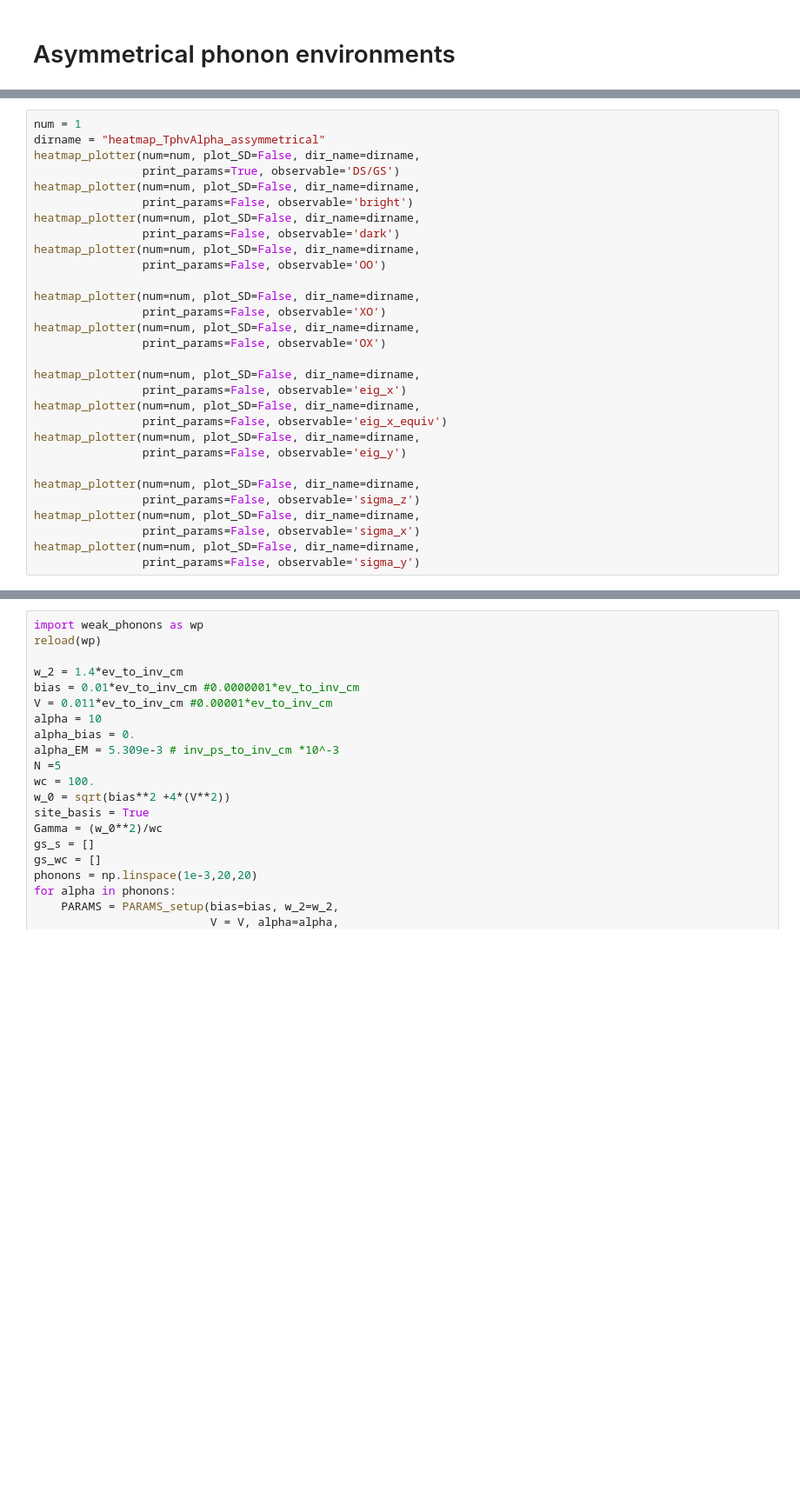
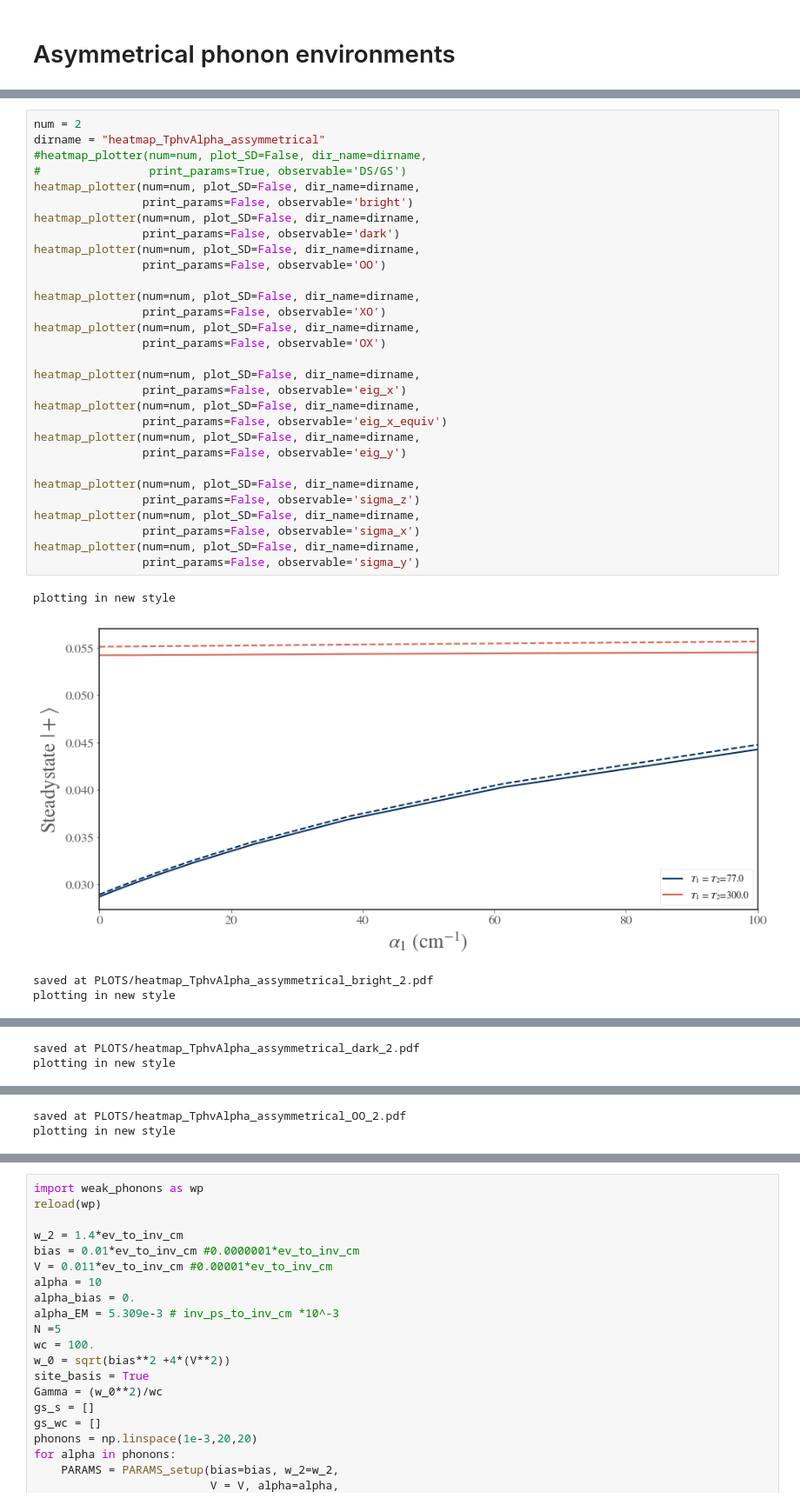
Before and after one commit to HenryMaguire/dimer-code, a Jupyter notebook: results_SES.ipynb, the cells around one changed output, grey strips where cells are left out. Shown at 87% size. Saved outputs shown, nothing was run; the diff lists cells and outputs as text; blank space fills up the shorter version.

```diff
--- a/results_SES.ipynb
+++ b/results_SES.ipynb
@@ -643,30 +715,35 @@ Files saved at DATA/heatmap_TphvAlpha_23
 # %%
-num = 1
+num = 2
 dirname = "heatmap_TphvAlpha_assymmetrical"
-heatmap_plotter(num=num, plot_SD=False, dir_name=dirname,
-                print_params=True, observable='DS/GS')
+#heatmap_plotter(num=num, plot_SD=False, dir_name=dirname,
+#                print_params=True, observable='DS/GS')
 heatmap_plotter(num=num, plot_SD=False, dir_name=dirname,
                 print_params=False, observable='bright')
 heatmap_plotter(num=num, plot_SD=False, dir_name=dirname,
                 print_params=False, observable='dark')
 heatmap_plotter(num=num, plot_SD=False, dir_name=dirname,
                 print_params=False, observable='OO')
 
 heatmap_plotter(num=num, plot_SD=False, dir_name=dirname,
                 print_params=False, observable='XO')
 heatmap_plotter(num=num, plot_SD=False, dir_name=dirname,
                 print_params=False, observable='OX')
 
 heatmap_plotter(num=num, plot_SD=False, dir_name=dirname,
                 print_params=False, observable='eig_x')
 heatmap_plotter(num=num, plot_SD=False, dir_name=dirname,
                 print_params=False, observable='eig_x_equiv')
 heatmap_plotter(num=num, plot_SD=False, dir_name=dirname,
                 print_params=False, observable='eig_y')
 
 heatmap_plotter(num=num, plot_SD=False, dir_name=dirname,
                 print_params=False, observable='sigma_z')
 heatmap_plotter(num=num, plot_SD=False, dir_name=dirname,
                 print_params=False, observable='sigma_x')
 heatmap_plotter(num=num, plot_SD=False, dir_name=dirname,
                 print_params=False, observable='sigma_y')
+# %% [output]
+plotting in new style
+[figure, added]
+saved at PLOTS/heatmap_TphvAlpha_assymmetrical_bright_2.pdf
+plotting in new style
@@ -672,0 +751,2 @@ heatmap_plotter(num=num, plot_SD=False, dir_name=dirname,
+saved at PLOTS/heatmap_TphvAlpha_assymmetrical_dark_2.pdf
+plotting in new style
@@ -672,0 +754,2 @@ heatmap_plotter(num=num, plot_SD=False, dir_name=dirname,
+saved at PLOTS/heatmap_TphvAlpha_assymmetrical_OO_2.pdf
+plotting in new style
```
Also changed, not shown: parts of 13 cells of this notebook, 55 other files.
